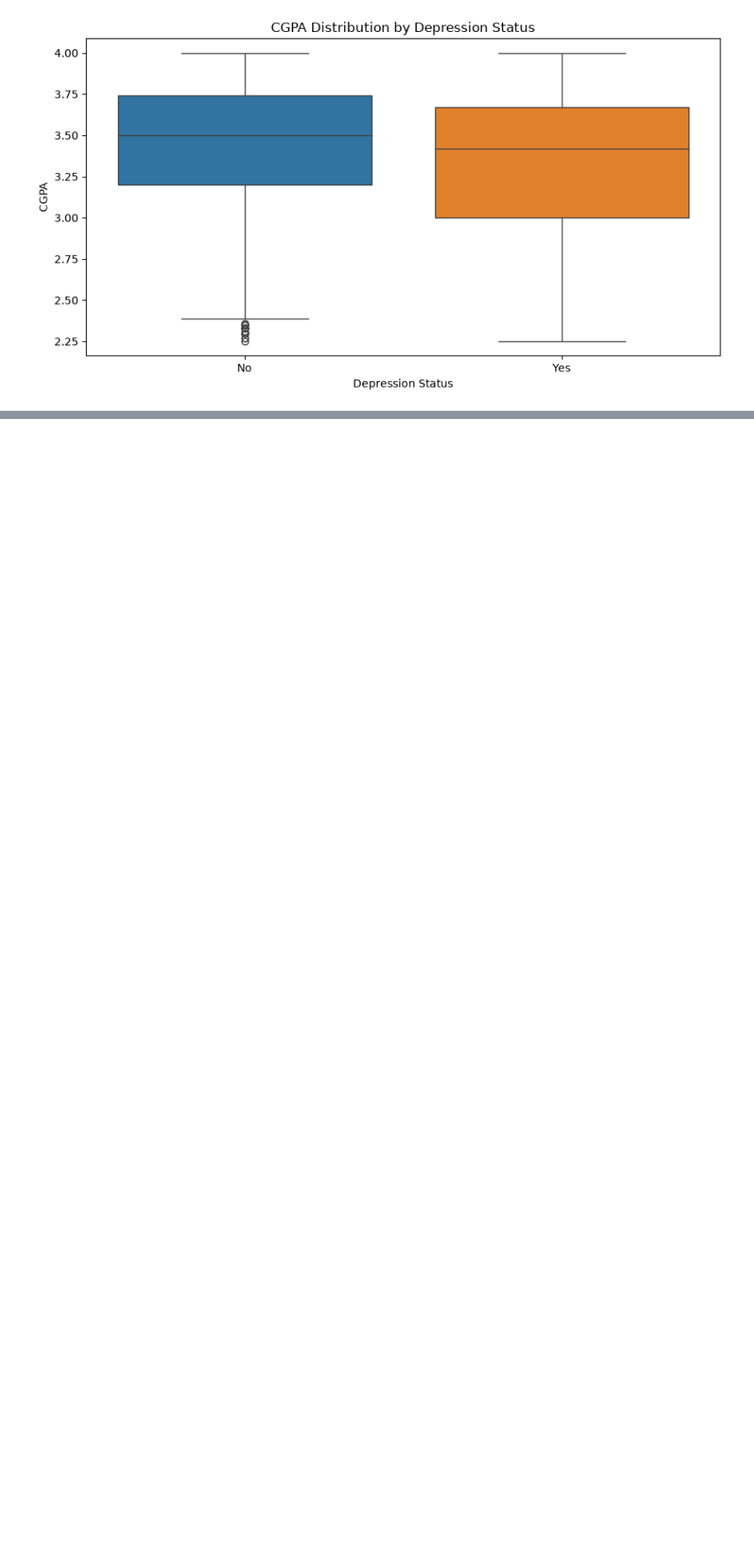
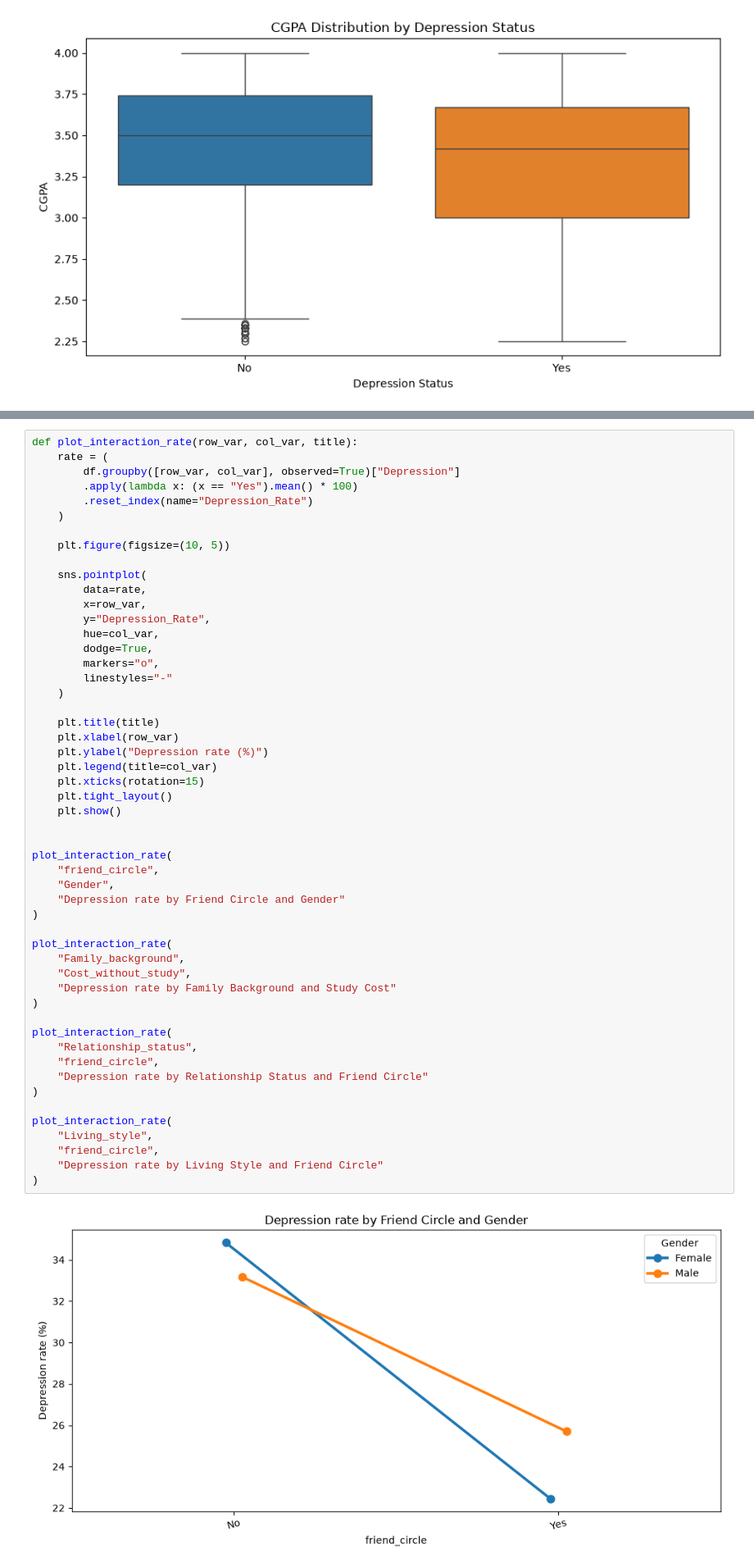
Before and after one commit to DinuIustinAdrian/final_project_data_science, a Jupyter notebook: Student_depression.ipynb, the cells around one changed output, grey strips where cells are left out. Shown at 82% size. Cells and saved outputs as stored; diff of their text form; blank space fills up the shorter version.

```diff
--- a/Student_depression.ipynb
+++ b/Student_depression.ipynb
@@ -392,0 +640,54 @@ print(association_table.to_string(index=False))
+# %%
+def plot_interaction_rate(row_var, col_var, title):
+    rate = (
+        df.groupby([row_var, col_var], observed=True)["Depression"]
+        .apply(lambda x: (x == "Yes").mean() * 100)
+        .reset_index(name="Depression_Rate")
+    )
+
+    plt.figure(figsize=(10, 5))
+
+    sns.pointplot(
+        data=rate,
+        x=row_var,
+        y="Depression_Rate",
+        hue=col_var,
+        dodge=True,
+        markers="o",
+        linestyles="-"
+    )
+
+    plt.title(title)
+    plt.xlabel(row_var)
+    plt.ylabel("Depression rate (%)")
+    plt.legend(title=col_var)
+    plt.xticks(rotation=15)
+    plt.tight_layout()
+    plt.show()
+
+
+plot_interaction_rate(
+    "friend_circle",
+    "Gender",
+    "Depression rate by Friend Circle and Gender"
+)
+
+plot_interaction_rate(
+    "Family_background",
+    "Cost_without_study",
+    "Depression rate by Family Background and Study Cost"
+)
+
+plot_interaction_rate(
+    "Relationship_status",
+    "friend_circle",
+    "Depression rate by Relationship Status and Friend Circle"
+)
+
+plot_interaction_rate(
+    "Living_style",
+    "friend_circle",
+    "Depression rate by Living Style and Friend Circle"
+)
+# %% [output]
+[figure, added]
```
Also changed, not shown: parts of 22 cells of this notebook.
